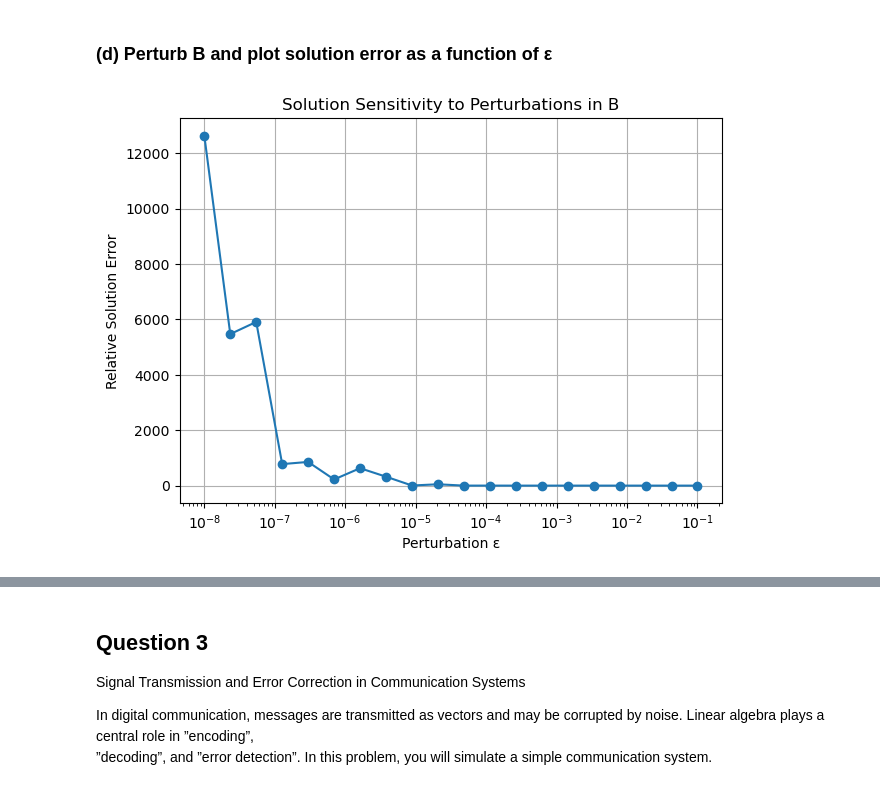
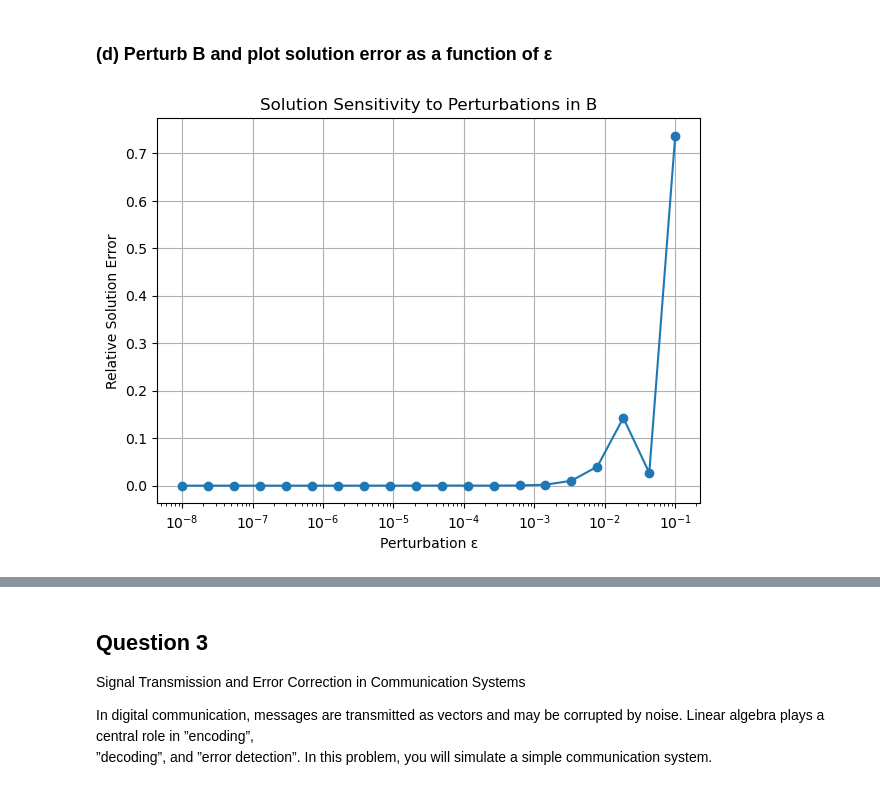
Before and after one commit to behradbina/Linear_Algebra_Course_Project, a Jupyter notebook: project2/project2.ipynb, the cells around one changed output, grey strips where cells are left out. Cells and saved outputs as stored; diff of their text form; code cells hidden in the pictures.

```diff
--- a/project2/project2.ipynb
+++ b/project2/project2.ipynb
@@ -257,28 +275,25 @@ Relative Error: 0.3781047599982886
 # %% [markdown]
 ### (d) Perturb B and plot solution error as a function of ε
 # %%
-epsilons = np.logspace(-8, -1, 20)  # Small to large perturbations
+epsilons = np.logspace(-8, -1, 20)
 errors = []
 
 for eps in epsilons:
-    noise = np.random.normal(0, eps, B.shape)
-    B_perturbed = B + noise
+    noise = np.random.normal(0, eps, b.shape)
+    b_perturbed = b + noise
 
-    # Solve perturbed system
-    x_perturbed = np.linalg.solve(B_perturbed, b)
+    x_perturbed = np.linalg.pinv(B) @ b_perturbed
 
-    # Compute error compared to original solution
     error = np.linalg.norm(x_perturbed - x) / np.linalg.norm(x)
     errors.append(error)
 
-# Plotting
 plt.figure(figsize=(7, 5))
 plt.semilogx(epsilons, errors, marker='o')
 plt.xlabel("Perturbation ε")
 plt.ylabel("Relative Solution Error")
 plt.title("Solution Sensitivity to Perturbations in B")
 plt.grid(True)
 plt.show()
 # %% [output]
-[figure, old version]
+[figure, new version]
 # %% [markdown]
```
Also changed, not shown: parts of 37 cells of this notebook.
